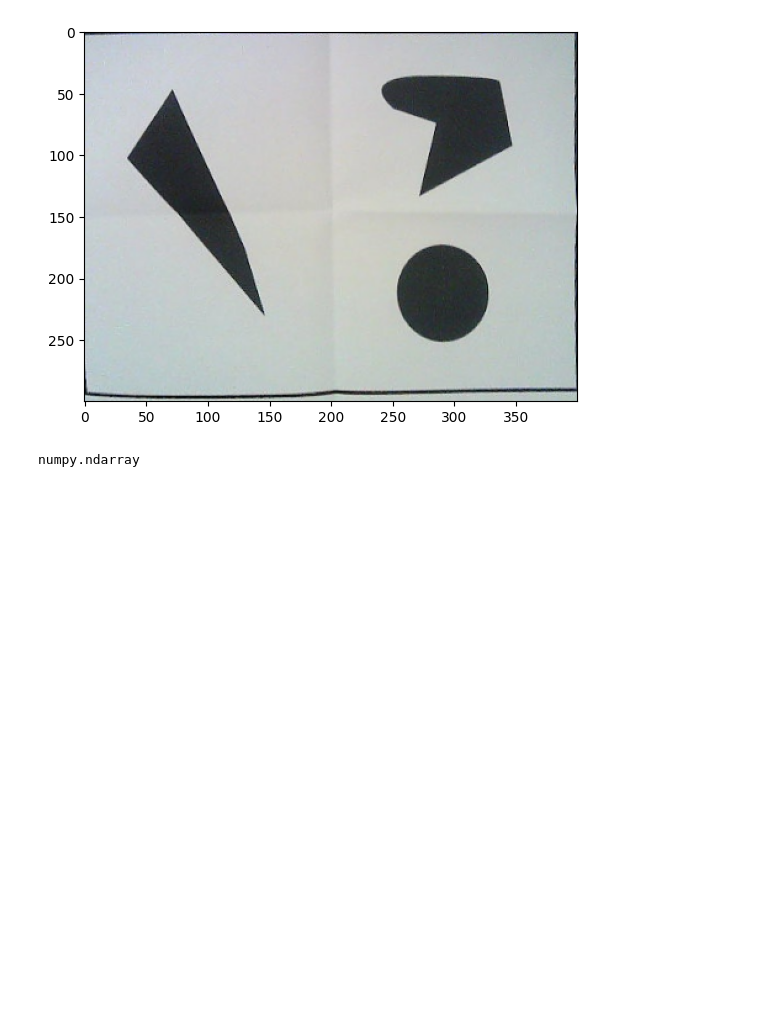
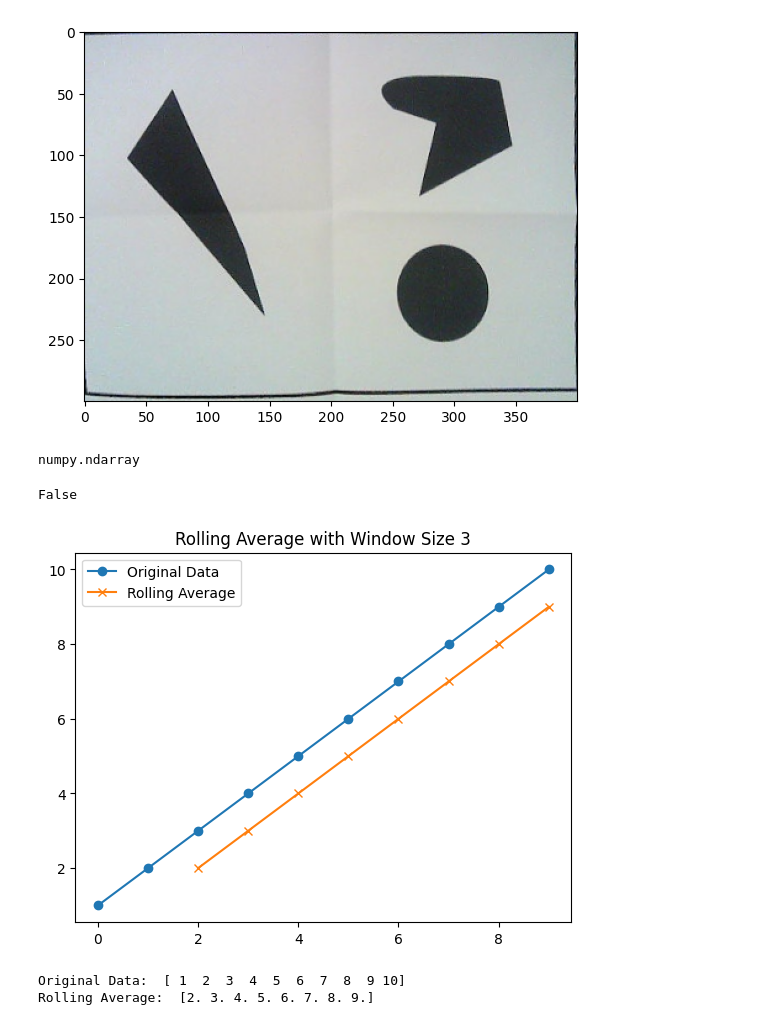
Before and after one commit to LaserLisa/BOMR, a Jupyter notebook: src/vision/threshold.ipynb, the cells around one changed output. Cells and saved outputs as stored; diff of their text form; code cells hidden in the pictures; blank space fills up the shorter version.

```diff
--- a/src/vision/threshold.ipynb
+++ b/src/vision/threshold.ipynb
@@ -159,3 +159,40 @@ show_img(warped)
 type(warped)
 # %% [output]
 numpy.ndarray
+# %%
+a = np.array([[1,1], [np.nan, np.nan], [2,2]])
+np.nanmean(a)
+np.ones((10,2))*np.nan
+np.nan in [np.nanmean(np.array([np.nan])), 1, 0]
+# %% [output]
+False
+# %%
+import numpy as np
+import matplotlib.pyplot as plt
+
+# Example data
+data = np.array([1, 2, 3, 4, 5, 6, 7, 8, 9, 10])
+
+# Define the window size for the rolling average
+window_size = 3
+
+# Create the kernel (filter), each element is 1/window_size
+kernel = np.ones(window_size) / window_size
+
+# Perform the convolution to calculate the rolling average
+rolling_avg = np.convolve(data, kernel, mode='valid')
+
+# Plot the results
+plt.plot(data, label='Original Data', marker='o')
+plt.plot(range(window_size-1, len(data)), rolling_avg, label='Rolling Average', marker='x')
+plt.legend()
+plt.title(f'Rolling Average with Window Size {window_size}')
+plt.show()
+
+# Print the result
+print("Original Data: ", data)
+print("Rolling Average: ", rolling_avg)
+# %% [output]
+[figure, added]
+Original Data:  [ 1  2  3  4  5  6  7  8  9 10]
+Rolling Average:  [2. 3. 4. 5. 6. 7. 8. 9.]
```
Also changed, not shown: parts of 2 cells of this notebook, 4 other files.
